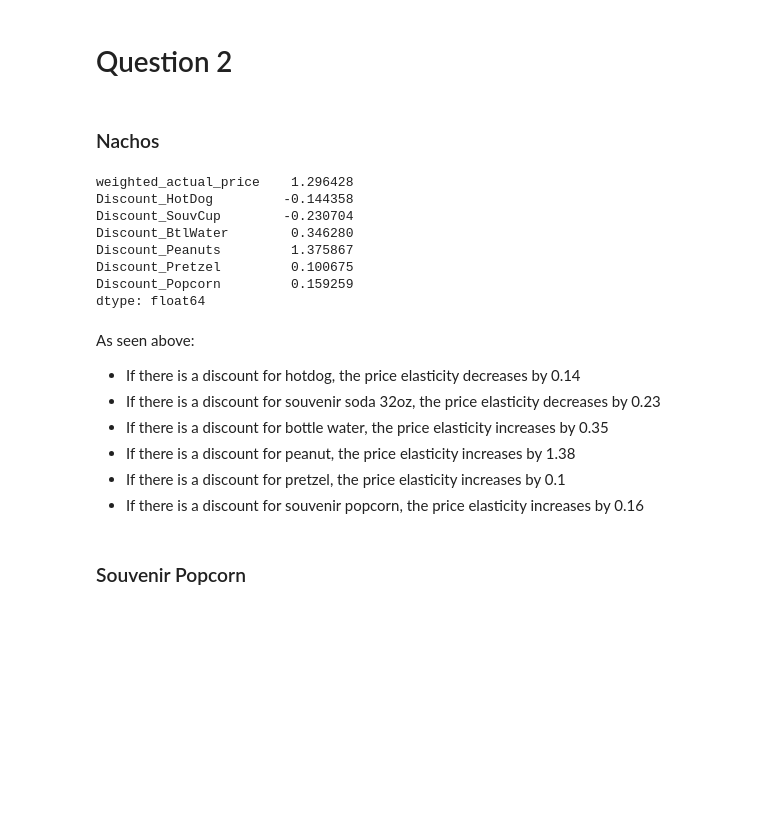
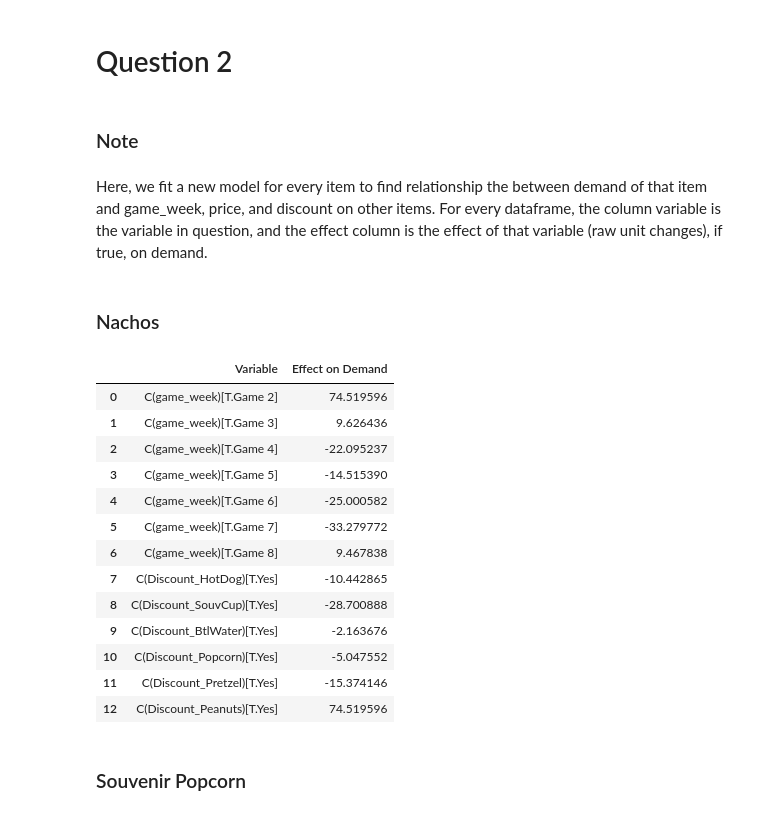
Before and after one commit to HenryLiang-123/MSiA_410, a Jupyter notebook: Bear/bear.ipynb, the cells around one changed output. Saved outputs shown, nothing was run; the diff lists cells and outputs as text; code cells hidden in the pictures; blank space fills up the shorter version.

```diff
--- a/Bear/bear.ipynb
+++ b/Bear/bear.ipynb
@@ -278,21 +310,29 @@ Price elasticity for hot dog is 0.8348131121438419
 # %% [markdown]
 ### Bottled Water (non 1L)
 # %%
+# Extract item
 btlwater = dat.loc[dat['MENUITEMNAME'] == 'BTL DEJA BLUE', :]
-weights = btlwater.groupby(by = ['game_week', 'Discount Type'])['UseCount', 'actual_price'].sum(numeric_only=True).reset_index()
-weights['weighted_sums'] = weights['UseCount'] * weights['actual_price']
+
+# Sum of demand and revenue grouped by game week and discount type
+weights = btlwater.groupby(by = ['game_week', 'Discount Type'])['UseCount', 'revenue'].sum(numeric_only=True).reset_index()
+
+# Weighted average of price, weighted on demand
+weights['weighted_sums'] = weights['UseCount'] * weights['revenue']
 weights['uc2'] = weights['UseCount'] ** 2
 weights = weights.groupby(by = ['game_week'])['weighted_sums', 'uc2'].sum().reset_index()
 weights['weighted_actual_price'] = weights['weighted_sums'] / weights['uc2']
 
+# Obtain total demand for item by week
 demand = btlwater.groupby(by = ['game_week'])['UseCount'].sum(numeric_only=True).reset_index()
 btlwater_demand_price = pd.merge(left = weights, right = demand, on = 'game_week')
 btlwater_demand_price.drop(labels=['weighted_sums', 'uc2'], axis = 1, inplace=True)
 # %%
+# Add covariates to df
 btlwater_demand_price_controlled = pd.merge(left=btlwater_demand_price, right=btlwater.loc[:, ['game_week', 'Discount_HotDog', 'Discount_SouvCup',
        'Discount_Peanuts', 'Discount_Nachos', 'Discount_Pretzel',
        'Discount_Popcorn']], on = 'game_week', how = 'left').drop_duplicates('game_week')
 
+# Label encoding
 le = LabelEncoder()
 df_btlwater = pd.get_dummies(btlwater_demand_price_controlled, columns=['game_week'])
 
@@ -302,6 +342,8 @@ df_btlwater.loc[:, ['Discount_HotDog', 'Discount_SouvCup',
        'Discount_Peanuts', 'Discount_Nachos', 'Discount_Pretzel',
        'Discount_Popcorn']].apply(le.fit_transform)
 
+# Take ln
 df_btlwater['weighted_actual_price'] = np.log(df_btlwater['weighted_actual_price'])
 df_btlwater['UseCount'] = np.log(df_btlwater['UseCount'])
+df_btlwater.drop(labels='game_week_Game 1', axis = 1, inplace=True)
 # %%
@@ -316,21 +359,29 @@ Price elasticity for bottled water is 1.4582735241204785
 # %% [markdown]
 ### Souvenir Soda (32 oz)
 # %%
+# Extract item
 souv_soda = dat.loc[dat['MENUITEMNAME'] == 'SOUV CUP 32', :]
-weights = souv_soda.groupby(by = ['game_week', 'Discount Type'])['UseCount', 'actual_price'].sum(numeric_only=True).reset_index()
-weights['weighted_sums'] = weights['UseCount'] * weights['actual_price']
+
+# Obtain total revenue and demand by game week and discount type
+weights = souv_soda.groupby(by = ['game_week', 'Discount Type'])['UseCount', 'revenue'].sum(numeric_only=True).reset_index()
+
+# Weighted average of price, weighted on demand
+weights['weighted_sums'] = weights['UseCount'] * weights['revenue']
 weights['uc2'] = weights['UseCount'] ** 2
 weights = weights.groupby(by = ['game_week'])['weighted_sums', 'uc2'].sum().reset_index()
 weights['weighted_actual_price'] = weights['weighted_sums'] / weights['uc2']
 
+# Obtain total demand of item by game_week
 demand = souv_soda.groupby(by = ['game_week'])['UseCount'].sum(numeric_only=True).reset_index()
 souv_soda_demand_price = pd.merge(left = weights, right = demand, on = 'game_week')
 souv_soda_demand_price.drop(labels=['weighted_sums', 'uc2'], axis = 1, inplace=True)
 # %%
+# Add covariates to df
 souv_soda_demand_price_controlled = pd.merge(left=souv_soda_demand_price, right=souv_soda.loc[:, ['game_week', 'Discount_HotDog',  'Discount_BtlWater',
        'Discount_Peanuts', 'Discount_Nachos', 'Discount_Pretzel',
        'Discount_Popcorn']], on = 'game_week', how = 'left').drop_duplicates('game_week')
 
+# Label encoding
 le = LabelEncoder()
 df_souv_soda = pd.get_dummies(souv_soda_demand_price_controlled, columns=['game_week'])
 
@@ -340,6 +391,8 @@ df_souv_soda.loc[:, ['Discount_HotDog',  'Discount_BtlWater',
        'Discount_Peanuts', 'Discount_Nachos', 'Discount_Pretzel',
        'Discount_Popcorn']].apply(le.fit_transform)
 
+# Take ln
 df_souv_soda['weighted_actual_price'] = np.log(df_souv_soda['weighted_actual_price'])
 df_souv_soda['UseCount'] = np.log(df_souv_soda['UseCount'])
+df_souv_soda.drop(labels='game_week_Game 1', axis = 1, inplace=True)
 # %%
@@ -354,26 +408,34 @@ Price elasticity for bottled water is 1.7736187044042304
 # %% [markdown]
 # Question 2
+# %% [markdown]
+### Note
+# %% [markdown]
+Here, we fit a new model for every item to find relationship the between demand of that item and game_week, price, and discount on other items. For every dataframe, the column variable is the variable in question, and the effect column is the effect of that variable (raw unit changes), if true, on demand.
 # %% [markdown]
 ### Nachos
-# %%
-m_nacho.params[1:8]
-# %% [output]
-weighted_actual_price    1.296428
-Discount_HotDog         -0.144358
-Discount_SouvCup        -0.230704
-Discount_BtlWater        0.346280
-Discount_Peanuts         1.375867
-Discount_Pretzel         0.100675
-Discount_Popcorn         0.159259
-dtype: float64
-# %% [markdown]
-As seen above:
-
-- If there is a discount for hotdog, the price elasticity decreases by 0.14
-- If there is a discount for souvenir soda 32oz, the price elasticity decreases by 0.23
-- If there is a discount for bottle water, the price elasticity increases by 0.35
-- If there is a discount for peanut, the price elasticity increases by 1.38
-- If there is a discount for pretzel, the price elasticity increases by 0.1
-- If there is a discount for souvenir popcorn, the price elasticity increases by 0.16
+# %%
+import statsmodels.api as sm
+import statsmodels.formula.api as smf
+
+formula = 'UseCount ~ C(game_week) + weighted_actual_price + C(Discount_HotDog) + C(Discount_SouvCup) + C(Discount_BtlWater) + C(Discount_Popcorn) + C(Discount_Pretzel) + C(Discount_Peanuts)'
+m_nacho2 = smf.ols(formula = formula, data = nacho_demand_price_controlled).fit()
+effects_nacho = pd.DataFrame(m_nacho2.params[1:len(m_nacho2.params)-1]).reset_index()
+effects_nacho.columns = ['Variable', 'Effect on Demand']
+effects_nacho
+# %% [output]
+|  | Variable | Effect on Demand |
+| 0 | C(game_week)[T.Game 2] | 74.519596 |
+| 1 | C(game_week)[T.Game 3] | 9.626436 |
+| 2 | C(game_week)[T.Game 4] | -22.095237 |
+| 3 | C(game_week)[T.Game 5] | -14.515390 |
+| 4 | C(game_week)[T.Game 6] | -25.000582 |
+| 5 | C(game_week)[T.Game 7] | -33.279772 |
+| 6 | C(game_week)[T.Game 8] | 9.467838 |
+| 7 | C(Discount_HotDog)[T.Yes] | -10.442865 |
+| 8 | C(Discount_SouvCup)[T.Yes] | -28.700888 |
+| 9 | C(Discount_BtlWater)[T.Yes] | -2.163676 |
+| 10 | C(Discount_Popcorn)[T.Yes] | -5.047552 |
+| 11 | C(Discount_Pretzel)[T.Yes] | -15.374146 |
+| 12 | C(Discount_Peanuts)[T.Yes] | 74.519596 |
 # %% [markdown]
 ### Souvenir Popcorn
```
Also changed, not shown: parts of 46 cells of this notebook.
